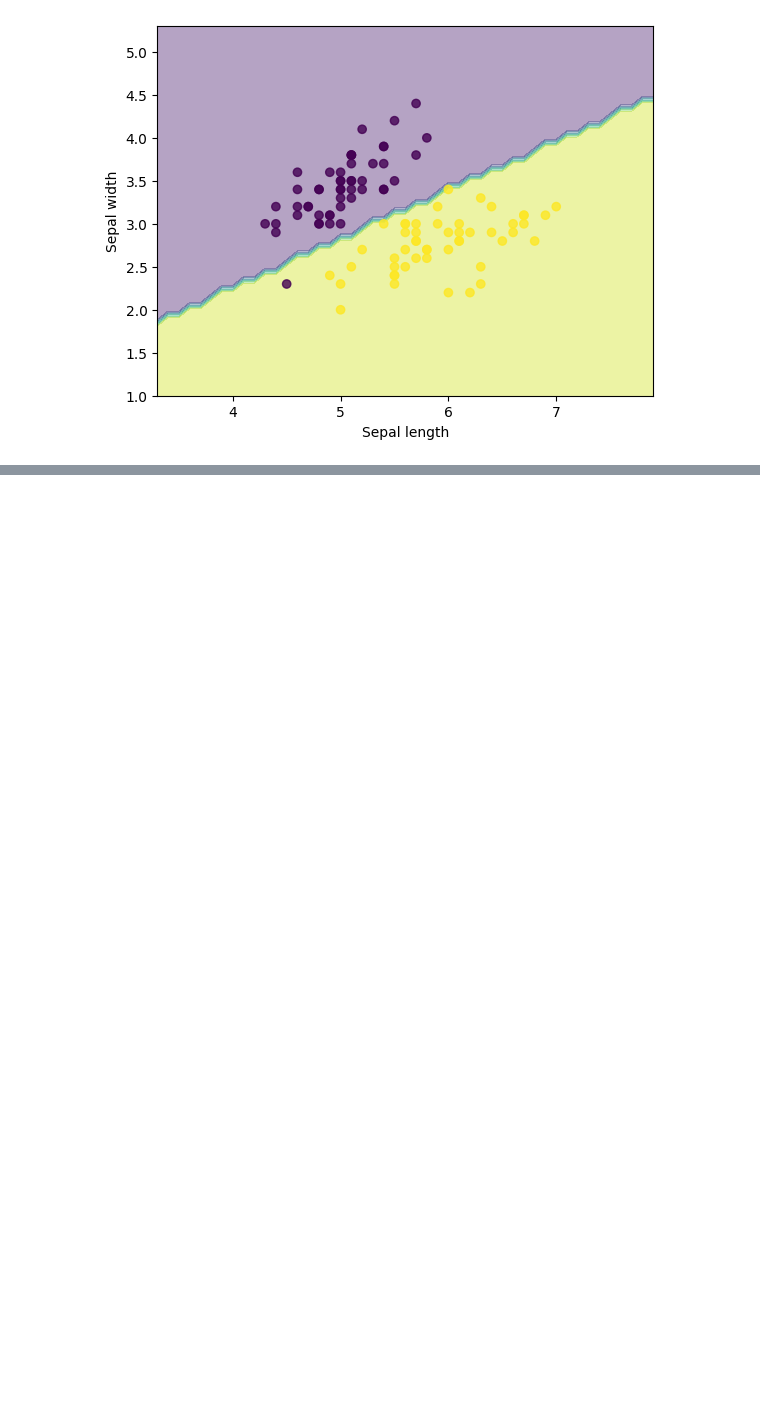
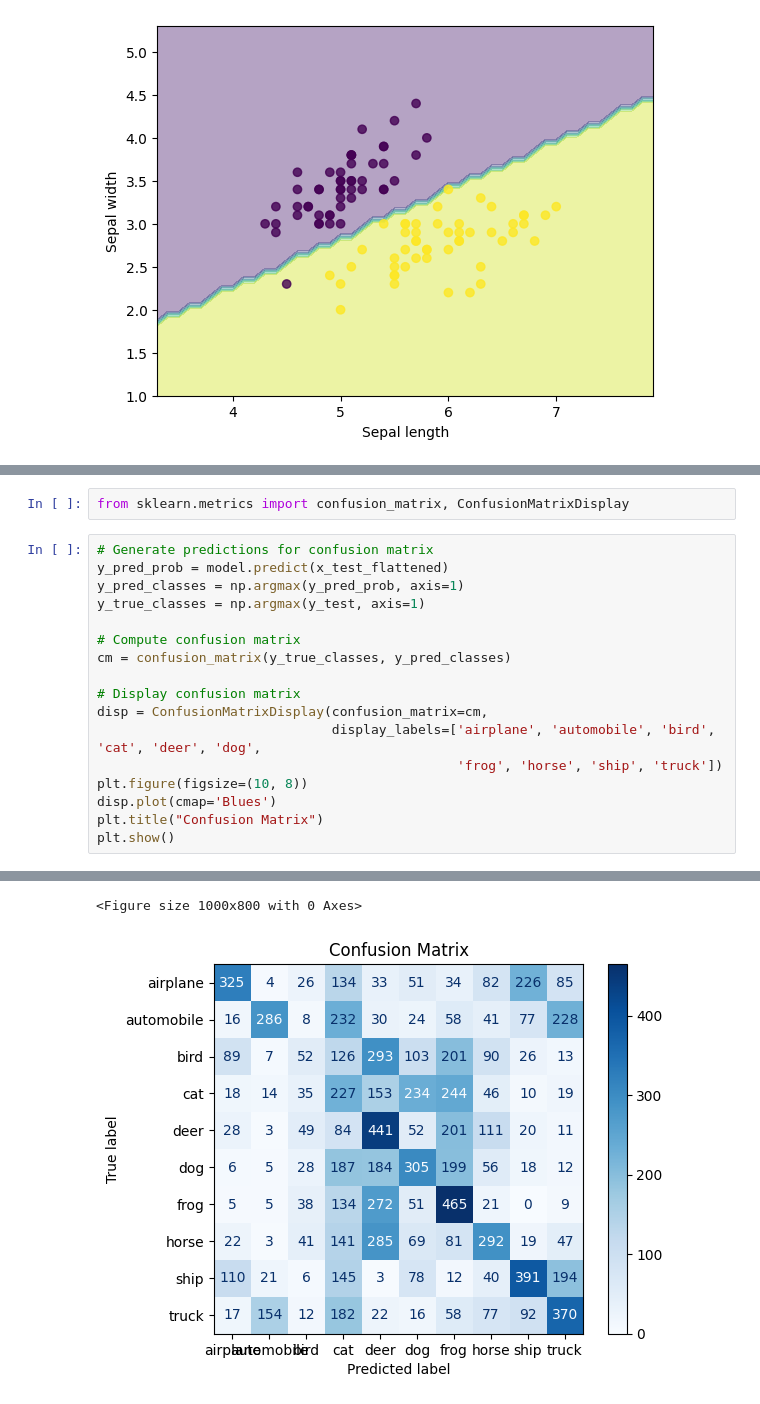
Before and after one commit to vishalbandaru02/Newpythonbot, a Jupyter notebook: Untitled11.ipynb, the cells around one changed output, grey strips where cells are left out. Drawn from its saved outputs; the diff is of its cells as text; blank space fills up the shorter version.

```diff
--- a/Untitled11.ipynb
+++ b/Untitled11.ipynb
@@ -182,0 +304,20 @@ Iteration: 99 Cost: 2
+# %%
+from sklearn.metrics import confusion_matrix, ConfusionMatrixDisplay
+# %%
+# Generate predictions for confusion matrix
+y_pred_prob = model.predict(x_test_flattened)
+y_pred_classes = np.argmax(y_pred_prob, axis=1)
+y_true_classes = np.argmax(y_test, axis=1)
+
+# Compute confusion matrix
+cm = confusion_matrix(y_true_classes, y_pred_classes)
+
+# Display confusion matrix
+disp = ConfusionMatrixDisplay(confusion_matrix=cm,
+                              display_labels=['airplane', 'automobile', 'bird', 'cat', 'deer', 'dog',
+                                              'frog', 'horse', 'ship', 'truck'])
+plt.figure(figsize=(10, 8))
+disp.plot(cmap='Blues')
+plt.title("Confusion Matrix")
+plt.show()
+# %% [output]
@@ -182,0 +325,2 @@ Iteration: 99 Cost: 2
+<Figure size 1000x800 with 0 Axes>
+[figure, added]
```
Also changed, not shown: parts of 7 cells of this notebook.
